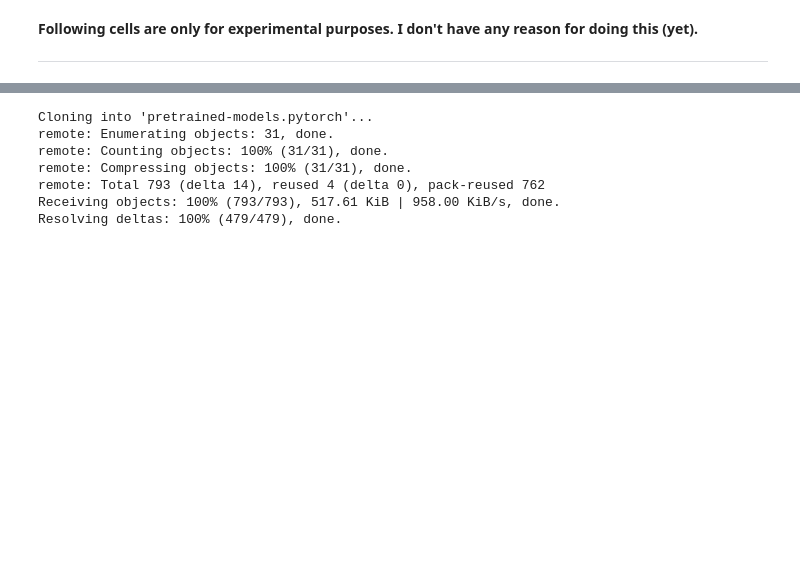
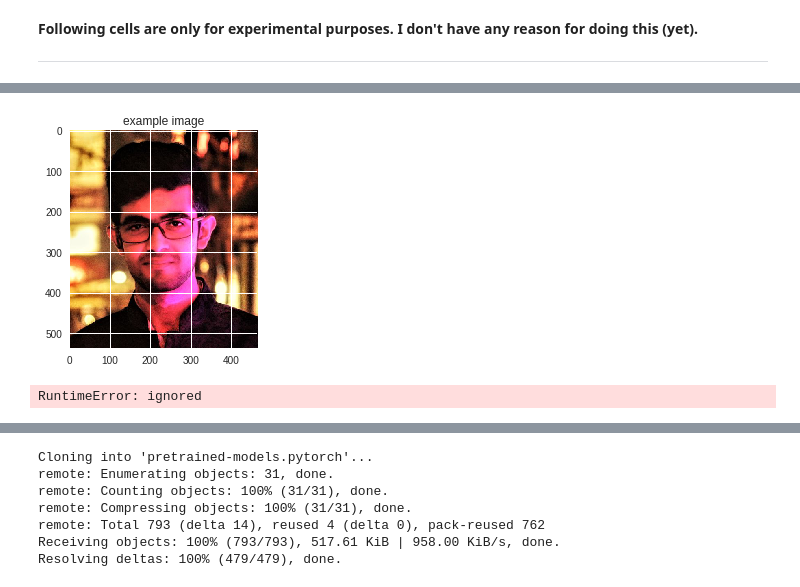
Before and after one commit to iamshnoo/face_recognition, a Jupyter notebook: mini.ipynb, the cells around one changed output, grey strips where cells are left out. Drawn from its saved outputs; the diff is of its cells as text; code cells hidden in the pictures; blank space fills up the shorter version.

```diff
--- a/mini.ipynb
+++ b/mini.ipynb
@@ -1092,0 +1279,8 @@ for rect in rects:
+# %%
+batch_size = 64            # batch size
+embed_size = 128          # dimensionality of image and word embeddings
+hidden_size = 512          # number of features in hidden state of the RNN decoder
+num_epochs = 1             # number of training epochs
+save_every = 1             # determines frequency of saving model weights
+print_every = 100          # determines window for printing average loss
+log_file = 'training_log.txt'       # name of file with saved training loss and perplexity
@@ -1092,0 +1321,18 @@ for rect in rects:
+# %%
+# Initialize the encoder and set each to inference mode.
+encoder = CNN(256)
+encoder.eval()
+# %%
+# Move models to GPU if CUDA is available.
+device = torch.device("cuda" if torch.cuda.is_available() else "cpu")
+encoder.to(device)
+# %%
+from torchvision import transforms
+
+transform = transforms.Compose([
+    transforms.Resize(256),                          # smaller edge of image resized to 256
+    transforms.RandomCrop(224),                      # get 224x224 crop from random location
+    transforms.RandomHorizontalFlip(),               # horizontally flip image with probability=0.5
+    transforms.ToTensor(),                           # convert the PIL Image to a tensor
+    transforms.Normalize((0.485, 0.456, 0.406),      # normalize image for pre-trained model
+                         (0.229, 0.224, 0.225))])
@@ -1092,0 +1341,26 @@ for rect in rects:
+# %%
+from PIL import Image
+
+input_path = './images'
+filename = 'Profpic_Small.jpg.jpeg'
+
+img = Image.open(os.path.join(input_path, filename)).convert('RGB')
+
+plt.imshow(np.squeeze(img))
+plt.title('example image')
+plt.show()
+
+image = transform(img)
+
+image = image.to(device)
+
+encoder_file = 'encoder-1.pkl'
+# Load the trained weights.
+encoder.load_state_dict(torch.load(encoder_file))
+# %% [output]
+[figure, added]
+# %%
+# Obtain the embedded image features.
+features = encoder(image).unsqueeze(1)
+# %% [output]
+RuntimeError: ignored
```
Also changed, not shown: parts of 21 cells of this notebook.
